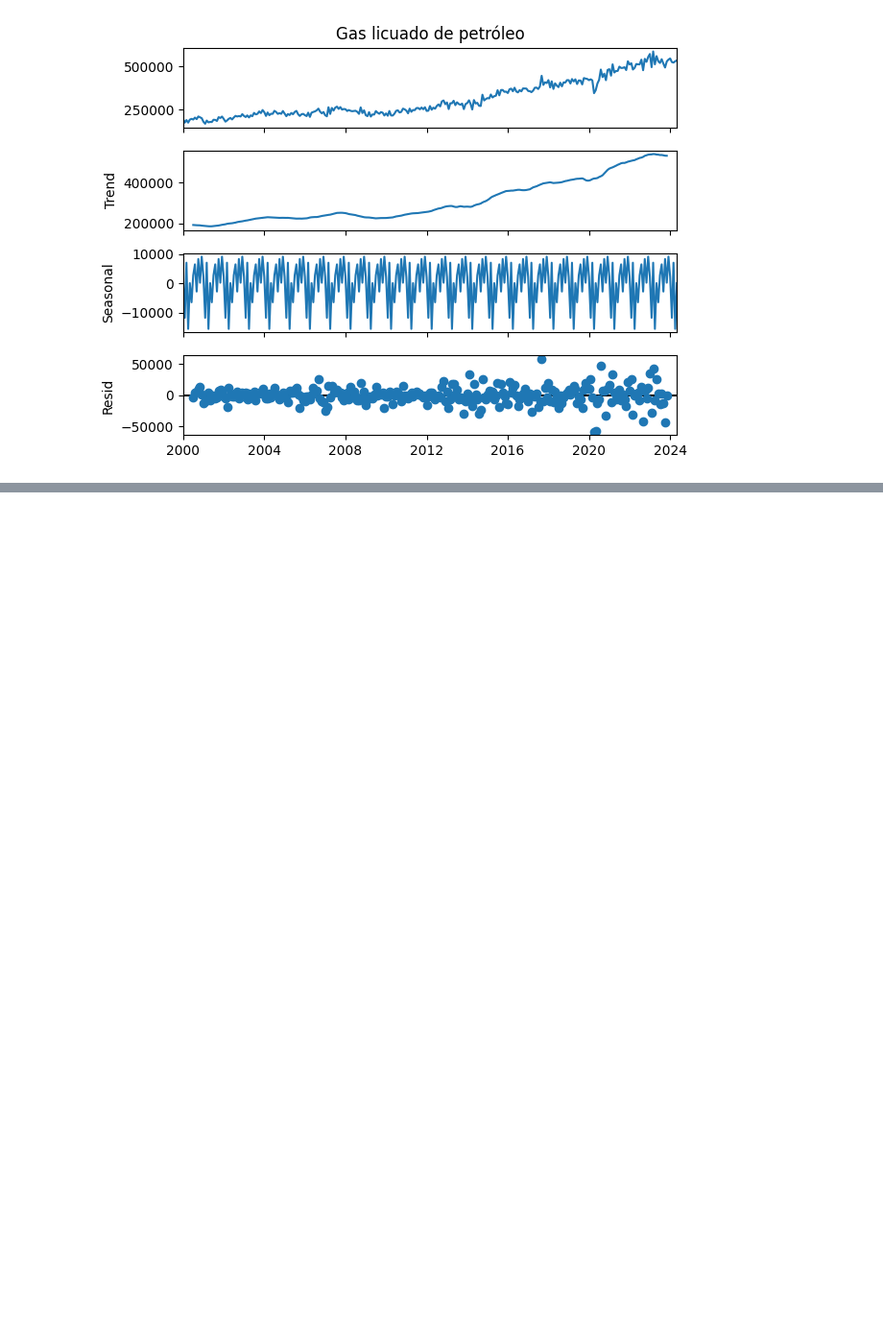
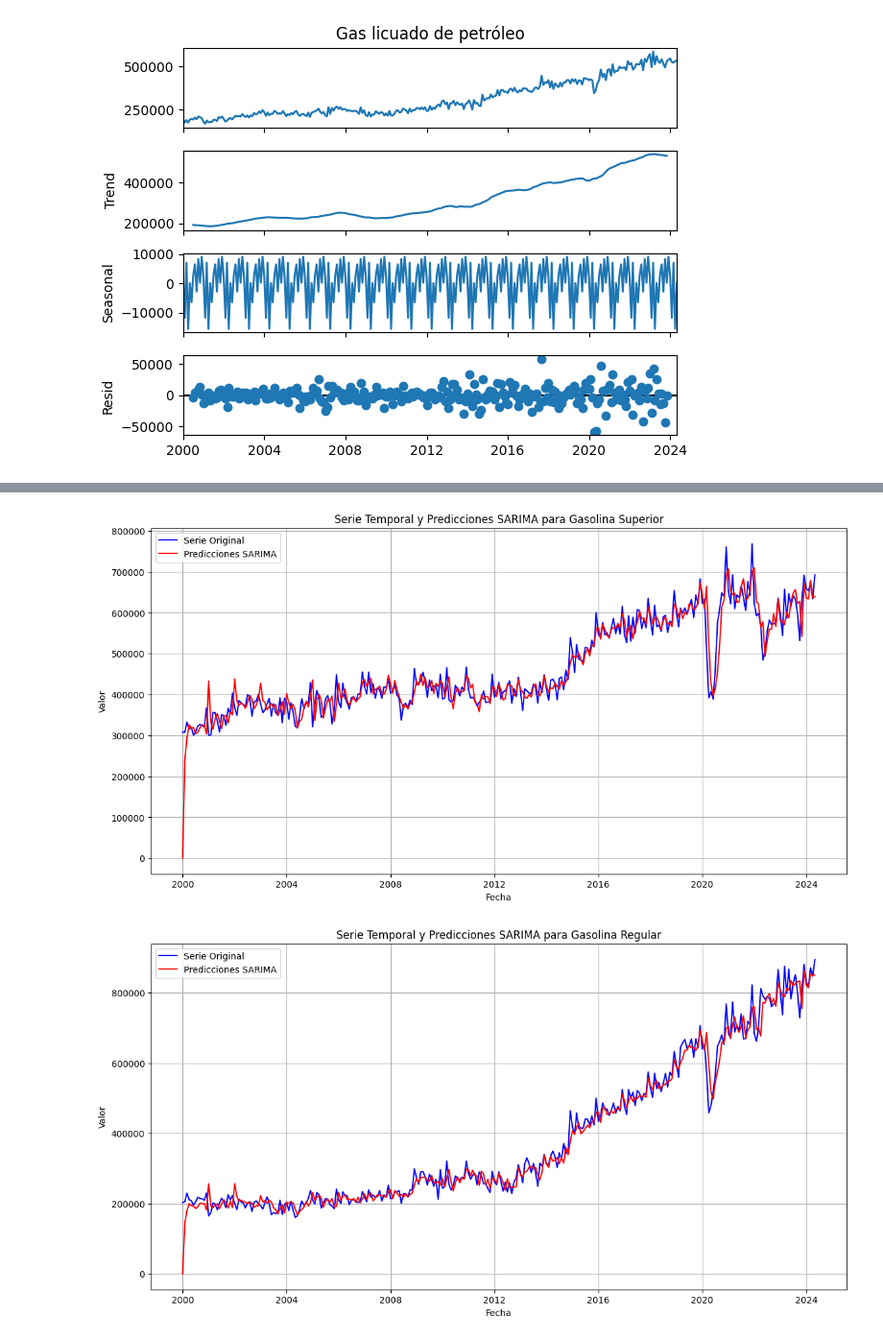
Before and after one commit to emiliosolanoo21/Time_Series, a Jupyter notebook: timeSeriesNow.ipynb, the cells around one changed output, grey strips where cells are left out. Shown at 96% size. Drawn from its saved outputs; the diff is of its cells as text; code cells hidden in the pictures; blank space fills up the shorter version.

```diff
--- a/timeSeriesNow.ipynb
+++ b/timeSeriesNow.ipynb
@@ -373,0 +611,34 @@ Warnings:
+# %%
+def graficar_ajustes(serie, modelo, nombre):
+    """
+    Grafica la serie temporal original y las predicciones del modelo SARIMA.
+
+    Parameters:
+    - serie: Serie temporal original.
+    - modelo: Modelo SARIMA ajustado.
+    - nombre: Nombre para identificar la serie temporal.
+    """
+    # Predicciones en la serie temporal
+    predicciones = modelo.predict_in_sample()
+
+    # Graficar la serie original y las predicciones
+    plt.figure(figsize=(14, 7))
+    plt.plot(serie.index, serie, label='Serie Original', color='blue')
+    plt.plot(serie.index, predicciones, label='Predicciones SARIMA', color='red')
+
+    # Añadir título y etiquetas
+    plt.title(f'Serie Temporal y Predicciones SARIMA para {nombre}')
+    plt.xlabel('Fecha')
+    plt.ylabel('Valor')
+    plt.legend()
+    plt.grid(True)
+    plt.show()
+
+# Graficar cada serie temporal con su modelo SARIMA ajustado
+graficar_ajustes(serie_gasolina_super, modelo_gasolina_super_sarima, "Gasolina Superior")
+graficar_ajustes(serie_gasolina_regular, modelo_gasolina_regular_sarima, "Gasolina Regular")
+graficar_ajustes(serie_diesel, modelo_diesel_sarima, "Diesel")
+graficar_ajustes(serie_gas_lp, modelo_gas_lp_sarima, "Gas Licuado")
+# %% [output]
+[figure, added]
+[figure, added]
```
Also changed, not shown: parts of 38 cells of this notebook, 2 other files.
